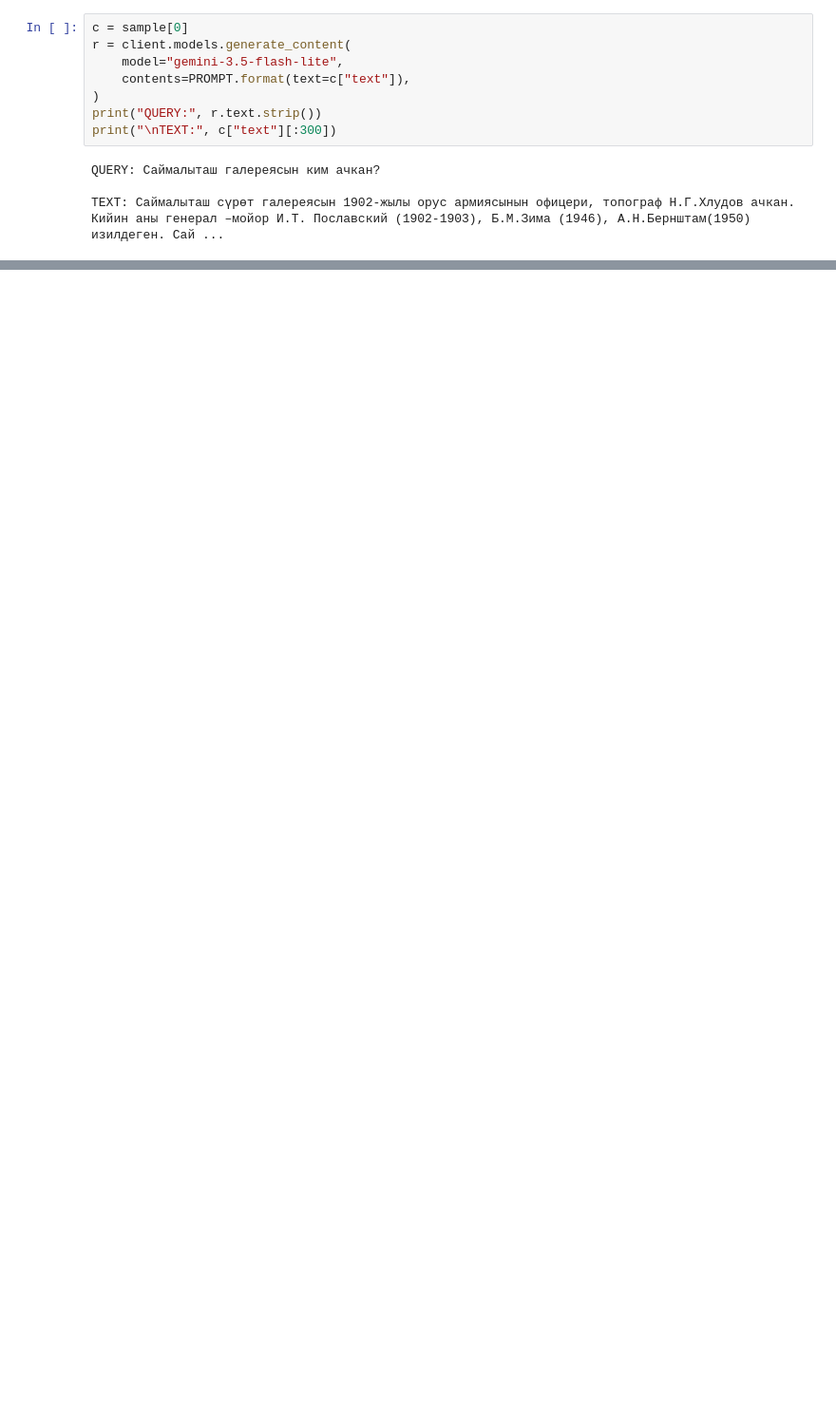
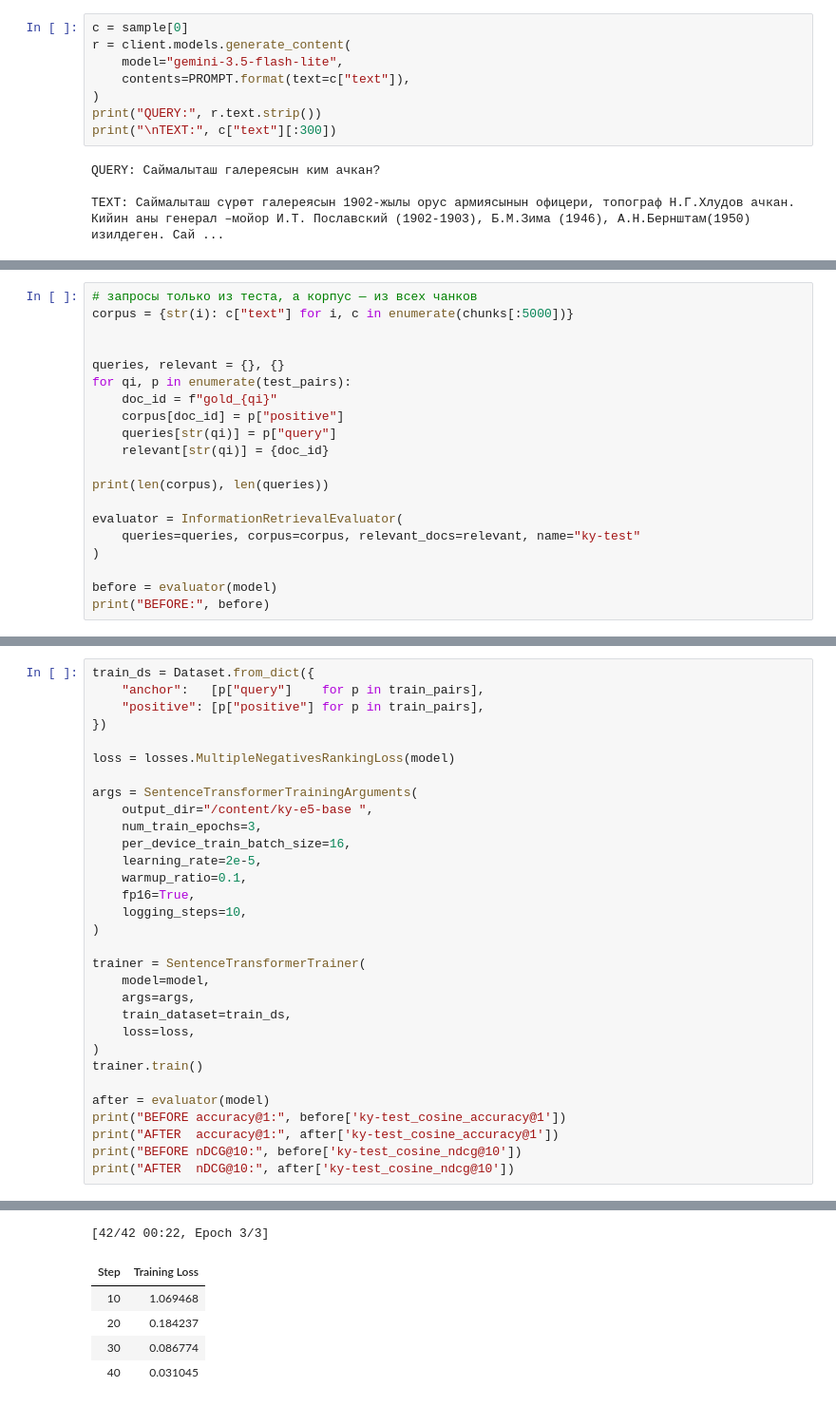
Before and after one commit to askarbekkk/kyrgyz-embeddings, a Jupyter notebook: kyrgyz-embeddings.ipynb, the cells around one changed output, grey strips where cells are left out. Shown at 95% size. Drawn from its saved outputs; the diff is of its cells as text; blank space fills up the shorter version.

```diff
--- a/kyrgyz-embeddings.ipynb
+++ b/kyrgyz-embeddings.ipynb
@@ -147,0 +256,20 @@ saved 298
+# %%
+# запросы только из теста, а корпус — из всех чанков
+corpus = {str(i): c["text"] for i, c in enumerate(chunks[:5000])}
+
+
+queries, relevant = {}, {}
+for qi, p in enumerate(test_pairs):
+    doc_id = f"gold_{qi}"
+    corpus[doc_id] = p["positive"]
+    queries[str(qi)] = p["query"]
+    relevant[str(qi)] = {doc_id}
+
+print(len(corpus), len(queries))
+
+evaluator = InformationRetrievalEvaluator(
+    queries=queries, corpus=corpus, relevant_docs=relevant, name="ky-test"
+)
+
+before = evaluator(model)
+print("BEFORE:", before)
@@ -147,0 +279,32 @@ saved 298
+# %%
+train_ds = Dataset.from_dict({
+    "anchor":   [p["query"]    for p in train_pairs],
+    "positive": [p["positive"] for p in train_pairs],
+})
+
+loss = losses.MultipleNegativesRankingLoss(model)
+
+args = SentenceTransformerTrainingArguments(
+    output_dir="/content/ky-e5-base ",
+    num_train_epochs=3,
+    per_device_train_batch_size=16,
+    learning_rate=2e-5,
+    warmup_ratio=0.1,
+    fp16=True,
+    logging_steps=10,
+)
+
+trainer = SentenceTransformerTrainer(
+    model=model,
+    args=args,
+    train_dataset=train_ds,
+    loss=loss,
+)
+trainer.train()
+
+after = evaluator(model)
+print("BEFORE accuracy@1:", before['ky-test_cosine_accuracy@1'])
+print("AFTER  accuracy@1:", after['ky-test_cosine_accuracy@1'])
+print("BEFORE nDCG@10:", before['ky-test_cosine_ndcg@10'])
+print("AFTER  nDCG@10:", after['ky-test_cosine_ndcg@10'])
+# %% [output]
@@ -147,0 +313,6 @@ saved 298
+[42/42 00:22, Epoch 3/3]
+| Step | Training Loss |
+| 10 | 1.069468 |
+| 20 | 0.184237 |
+| 30 | 0.086774 |
+| 40 | 0.031045 |
```
Also changed, not shown: parts of 12 cells of this notebook.
